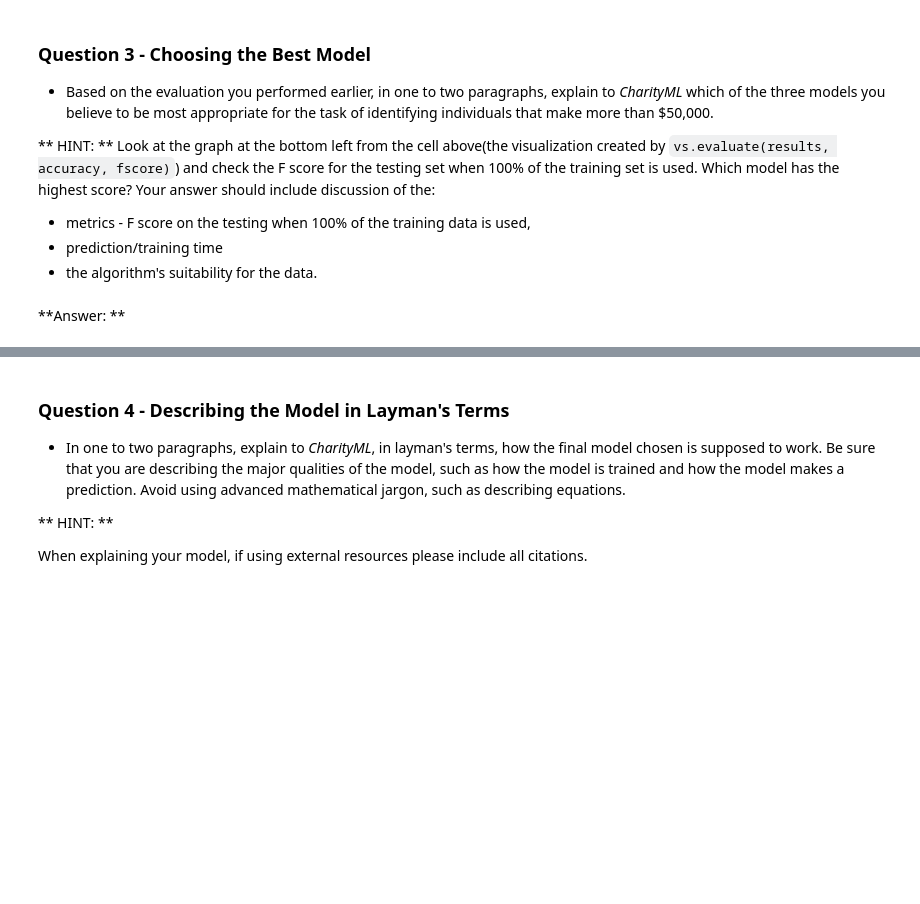
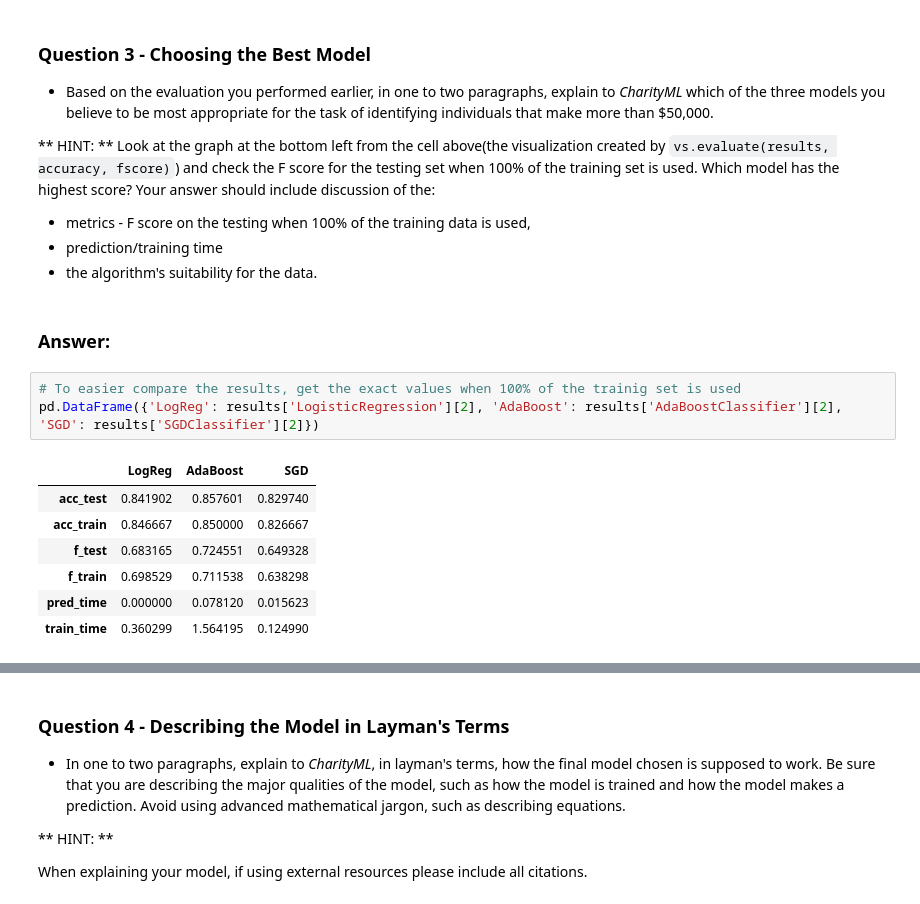
Before and after one commit to seanshir/finding_donors, a Jupyter notebook: finding_donors.ipynb, the cells around one changed output, grey strips where cells are left out. Saved outputs shown, nothing was run; the diff lists cells and outputs as text; blank space fills up the shorter version.

```diff
--- a/finding_donors.ipynb
+++ b/finding_donors.ipynb
@@ -473,4 +465,15 @@ Look at the graph at the bottom left from the cell above(the visualization creat
 * prediction/training time
 * the algorithm's suitability for the data.
 # %% [markdown]
-**Answer: **
+### Answer:
+# %%
+# To easier compare the results, get the exact values when 100% of the trainig set is used
+pd.DataFrame({'LogReg': results['LogisticRegression'][2], 'AdaBoost': results['AdaBoostClassifier'][2], 'SGD': results['SGDClassifier'][2]})
+# %% [output]
+|  | LogReg | AdaBoost | SGD |
+| acc_test | 0.841902 | 0.857601 | 0.829740 |
+| acc_train | 0.846667 | 0.850000 | 0.826667 |
+| f_test | 0.683165 | 0.724551 | 0.649328 |
+| f_train | 0.698529 | 0.711538 | 0.638298 |
+| pred_time | 0.000000 | 0.078120 | 0.015623 |
+| train_time | 0.360299 | 1.564195 | 0.124990 |
```
Also changed, not shown: parts of 6 cells of this notebook.
